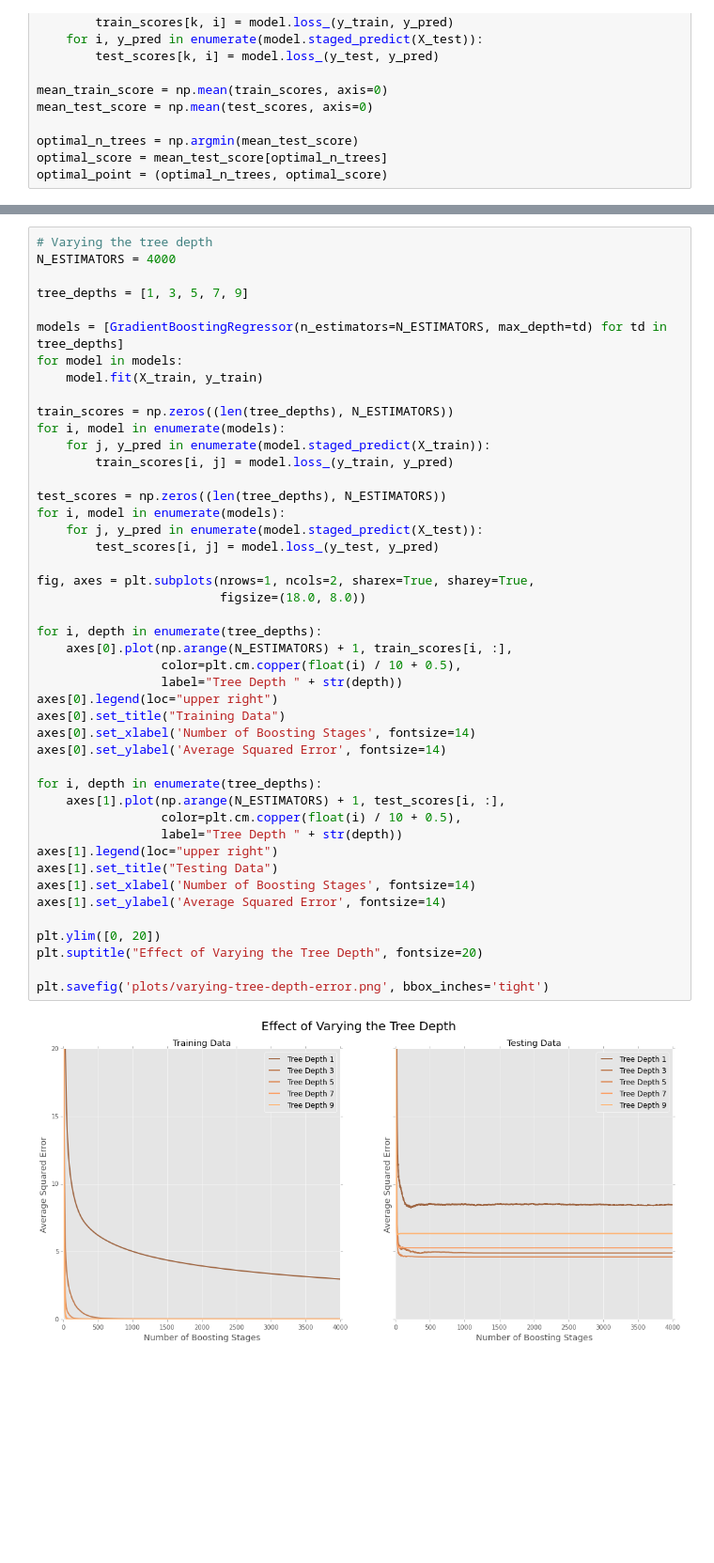
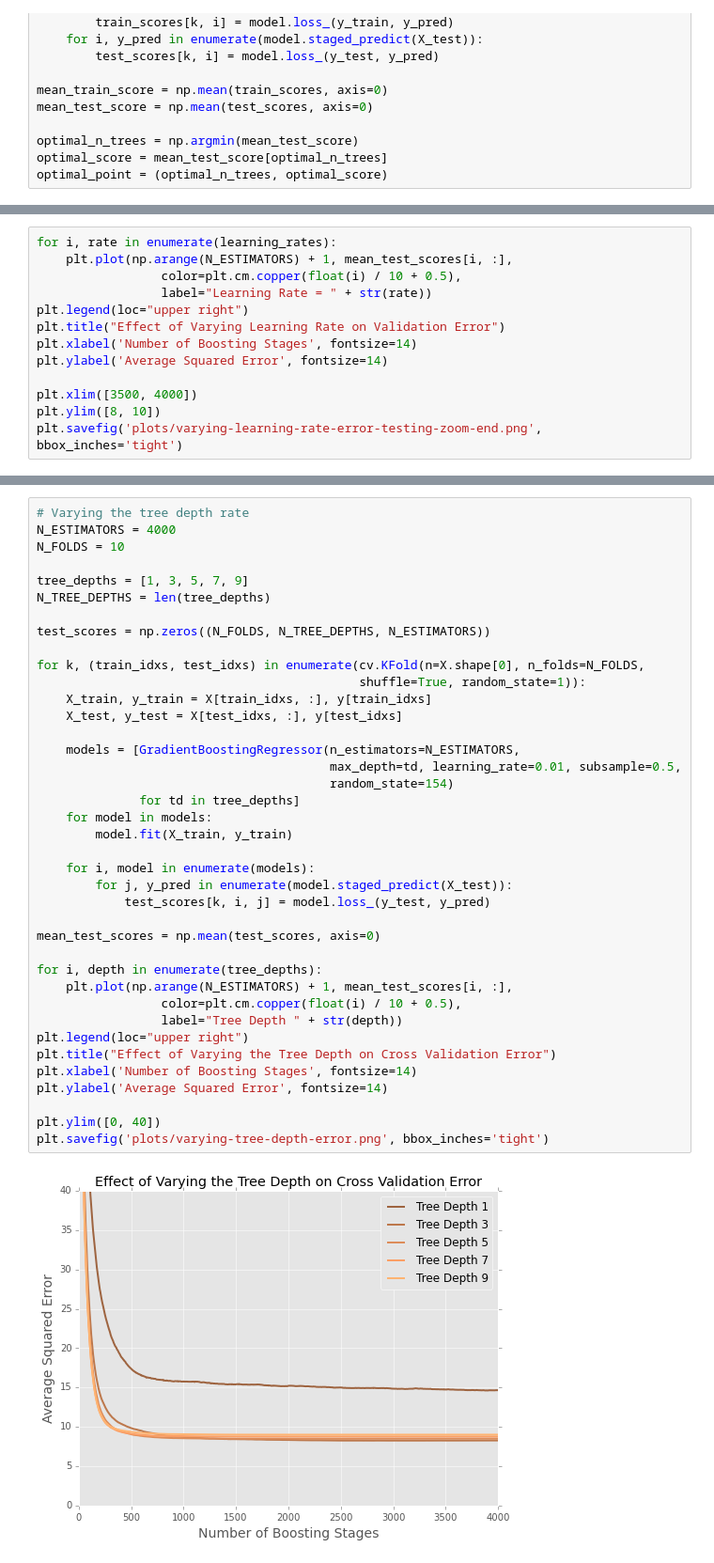
Before and after one commit to madrury/boosting-presentation, a Jupyter notebook: Boosting-Presentation-Galvanize.ipynb, the cells around one changed output, grey strips where cells are left out. Shown at 94% size. Saved outputs shown, nothing was run; the diff lists cells and outputs as text; blank space fills up the shorter version.

Commit message:
More more more plots.

```diff
--- a/Boosting-Presentation-Galvanize.ipynb
+++ b/Boosting-Presentation-Galvanize.ipynb
@@ -522,0 +592,13 @@ plt.savefig('plots/varying-learning-rate-error.png', bbox_inches='tight')
+# %%
+for i, rate in enumerate(learning_rates):
+    plt.plot(np.arange(N_ESTIMATORS) + 1, mean_test_scores[i, :],
+                 color=plt.cm.copper(float(i) / 10 + 0.5),
+                 label="Learning Rate = " + str(rate))
+plt.legend(loc="upper right")
+plt.title("Effect of Varying Learning Rate on Validation Error")
+plt.xlabel('Number of Boosting Stages', fontsize=14)
+plt.ylabel('Average Squared Error', fontsize=14)
+
+plt.xlim([3500, 4000])
+plt.ylim([8, 10])
+plt.savefig('plots/varying-learning-rate-error-testing-zoom-end.png', bbox_inches='tight')
@@ -523,47 +607,41 @@ plt.savefig('plots/varying-learning-rate-error.png', bbox_inches='tight')
 # %%
-# Varying the tree depth
+# Varying the tree depth rate
 N_ESTIMATORS = 4000
+N_FOLDS = 10
 
 tree_depths = [1, 3, 5, 7, 9]
+N_TREE_DEPTHS = len(tree_depths)
 
-models = [GradientBoostingRegressor(n_estimators=N_ESTIMATORS, max_depth=td) for td in tree_depths]
-for model in models:
-    model.fit(X_train, y_train)
+test_scores = np.zeros((N_FOLDS, N_TREE_DEPTHS, N_ESTIMATORS))
 
-train_scores = np.zeros((len(tree_depths), N_ESTIMATORS))
-for i, model in enumerate(models):
-    for j, y_pred in enumerate(model.staged_predict(X_train)):
-        train_scores[i, j] = model.loss_(y_train, y_pred)
+for k, (train_idxs, test_idxs) in enumerate(cv.KFold(n=X.shape[0], n_folds=N_FOLDS,
+                                            shuffle=True, random_state=1)):
+    X_train, y_train = X[train_idxs, :], y[train_idxs]
+    X_test, y_test = X[test_idxs, :], y[test_idxs]
 
-test_scores = np.zeros((len(tree_depths), N_ESTIMATORS))
-for i, model in enumerate(models):
-    for j, y_pred in enumerate(model.staged_predict(X_test)):
-        test_scores[i, j] = model.loss_(y_test, y_pred)
+    models = [GradientBoostingRegressor(n_estimators=N_ESTIMATORS,
+                                        max_depth=td, learning_rate=0.01, subsample=0.5,
+                                        random_state=154)
+              for td in tree_depths]
+    for model in models:
+        model.fit(X_train, y_train)
 
-fig, axes = plt.subplots(nrows=1, ncols=2, sharex=True, sharey=True,
-                         figsize=(18.0, 8.0))
+    for i, model in enumerate(models):
+        for j, y_pred in enumerate(model.staged_predict(X_test)):
+            test_scores[k, i, j] = model.loss_(y_test, y_pred)
+
+mean_test_scores = np.mean(test_scores, axis=0)
 
 for i, depth in enumerate(tree_depths):
-    axes[0].plot(np.arange(N_ESTIMATORS) + 1, train_scores[i, :],
+    plt.plot(np.arange(N_ESTIMATORS) + 1, mean_test_scores[i, :],
                  color=plt.cm.copper(float(i) / 10 + 0.5),
                  label="Tree Depth " + str(depth))
-axes[0].legend(loc="upper right")
-axes[0].set_title("Training Data")
-axes[0].set_xlabel('Number of Boosting Stages', fontsize=14)
-axes[0].set_ylabel('Average Squared Error', fontsize=14)
+plt.legend(loc="upper right")
+plt.title("Effect of Varying the Tree Depth on Cross Validation Error")
+plt.xlabel('Number of Boosting Stages', fontsize=14)
+plt.ylabel('Average Squared Error', fontsize=14)
 
-for i, depth in enumerate(tree_depths):
-    axes[1].plot(np.arange(N_ESTIMATORS) + 1, test_scores[i, :],
-                 color=plt.cm.copper(float(i) / 10 + 0.5),
-                 label="Tree Depth " + str(depth))
-axes[1].legend(loc="upper right")
-axes[1].set_title("Testing Data")
-axes[1].set_xlabel('Number of Boosting Stages', fontsize=14)
-axes[1].set_ylabel('Average Squared Error', fontsize=14)
-
-plt.ylim([0, 20])
-plt.suptitle("Effect of Varying the Tree Depth", fontsize=20)
-
+plt.ylim([0, 40])
 plt.savefig('plots/varying-tree-depth-error.png', bbox_inches='tight')
 # %% [output]
-[figure, old version]
+[figure, new version]
```
Also changed, not shown: parts of 23 cells of this notebook, 24 other files.
